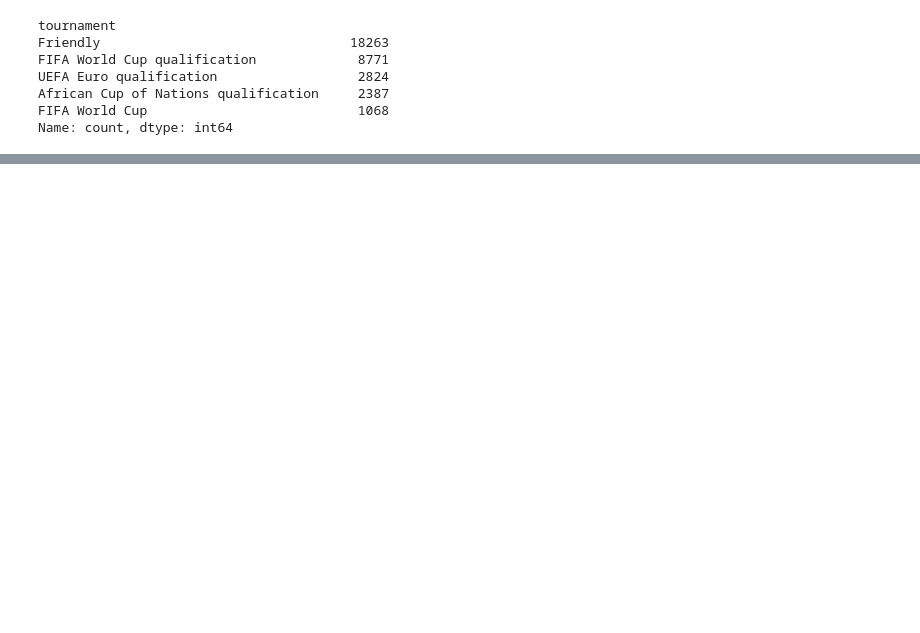
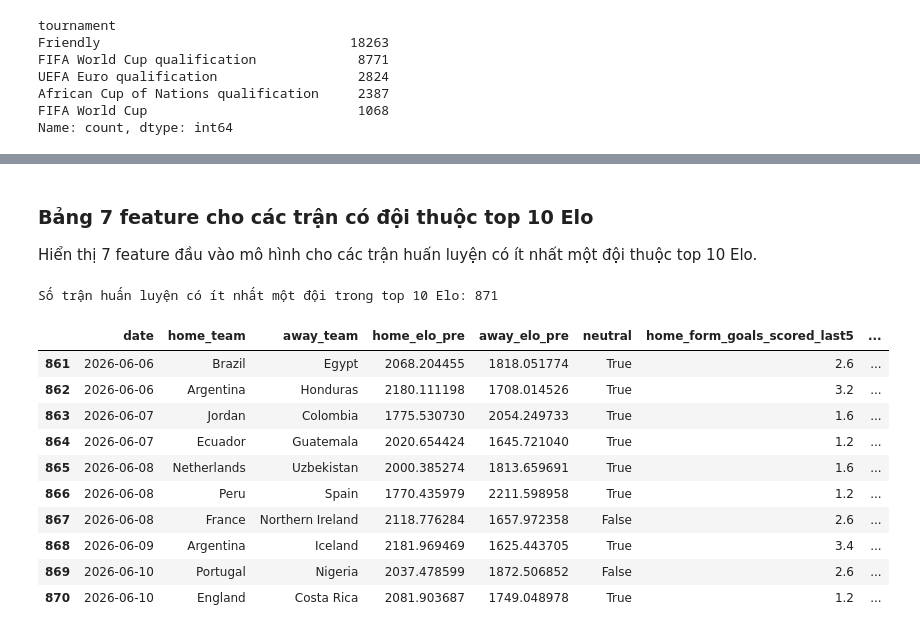
Before and after one commit to Bao3Q/WorldCup2030, a Jupyter notebook: notebooks/wc.ipynb, the cells around one changed output, grey strips where cells are left out. Saved outputs shown, nothing was run; the diff lists cells and outputs as text; code cells hidden in the pictures; blank space fills up the shorter version.

Commit message:
train model

```diff
--- a/notebooks/wc.ipynb
+++ b/notebooks/wc.ipynb
@@ -296,21 +239,0 @@ Tính Elo trước mỗi trận, tạo `home_elo_pre`, `away_elo_pre` và `elo_d
-# %%
-matches_with_elo, current_elos, elo_history = calculate_elo(df_games)
-print(f"Computing Elo over {len(matches_with_elo):,} historical matches from 2018")
-
-df_match_features = pd.DataFrame(matches_with_elo)
-df_match_features = df_match_features[[
-    'date', 'home_team', 'away_team', 'home_score', 'away_score',
-    'tournament', 'city', 'country', 'neutral',
-    'home_elo_pre', 'away_elo_pre', 'elo_diff',
-]]
-print(f"df_match_features shape: {df_match_features.shape}")
-save_csv(df_match_features, 'matches_truoc_wc_2026_elo_features.csv')
-
-df_elo = pd.DataFrame(elo_history, columns=['date', 'team', 'elo_after'])
-df_elo['date'] = pd.to_datetime(df_elo['date'])
-print(f"df_elo shape: {df_elo.shape}")
-
-sorted_elos = sorted(current_elos.items(), key=lambda x: x[1], reverse=True)
-print("\nTop 20 doi tuyen co Elo cao nhat truoc WC 2026:")
-for i, (team, elo) in enumerate(sorted_elos[:20], 1):
-    print(f"{i:2d}. {team:<25}: {elo:.2f}")
@@ -355,0 +493,5 @@ for i, (team, elo) in enumerate(bottom_10, 1):
+# %%
+bottom_10 = sorted_elos[-10:][::-1]
+print("10 đội có Elo thấp nhất ngay trước WC 2026:")
+for i, (team, elo) in enumerate(bottom_10, 1):
+    print(f"{i:2d}. {team:<25}: {elo:.2f}")
@@ -355,0 +510,32 @@ for i, (team, elo) in enumerate(bottom_10, 1):
+# %% [markdown]
+### Bảng 7 feature cho các trận có đội thuộc top 10 Elo
+
+Hiển thị 7 feature đầu vào mô hình cho các trận huấn luyện có ít nhất một đội thuộc top 10 Elo.
+# %%
+top_10_teams = {team for team, _ in sorted_elos[:10]}
+model_feature_columns = [
+    'home_elo_pre', 'away_elo_pre', 'neutral',
+    'home_form_goals_scored_last5', 'home_form_goals_conceded_last5',
+    'away_form_goals_scored_last5', 'away_form_goals_conceded_last5',
+]
+top_10_match_features = df_match_features.loc[
+    df_match_features['home_team'].isin(top_10_teams)
+    | df_match_features['away_team'].isin(top_10_teams),
+    ['date', 'home_team', 'away_team', *model_feature_columns],
+].sort_values('date').reset_index(drop=True)
+
+print(f"Số trận huấn luyện có ít nhất một đội trong top 10 Elo: {len(top_10_match_features):,}")
+display(top_10_match_features.tail(10))
+# %% [output]
+Số trận huấn luyện có ít nhất một đội trong top 10 Elo: 871
+|  | date | home_team | away_team | home_elo_pre | away_elo_pre | neutral | home_form_goals_scored_last5 | ... |
+| 861 | 2026-06-06 | Brazil | Egypt | 2068.204455 | 1818.051774 | True | 2.6 | ... |
+| 862 | 2026-06-06 | Argentina | Honduras | 2180.111198 | 1708.014526 | True | 3.2 | ... |
+| 863 | 2026-06-07 | Jordan | Colombia | 1775.530730 | 2054.249733 | True | 1.6 | ... |
+| 864 | 2026-06-07 | Ecuador | Guatemala | 2020.654424 | 1645.721040 | True | 1.2 | ... |
+| 865 | 2026-06-08 | Netherlands | Uzbekistan | 2000.385274 | 1813.659691 | True | 1.6 | ... |
+| 866 | 2026-06-08 | Peru | Spain | 1770.435979 | 2211.598958 | True | 1.2 | ... |
+| 867 | 2026-06-08 | France | Northern Ireland | 2118.776284 | 1657.972358 | False | 2.6 | ... |
+| 868 | 2026-06-09 | Argentina | Iceland | 2181.969469 | 1625.443705 | True | 3.4 | ... |
+| 869 | 2026-06-10 | Portugal | Nigeria | 2037.478599 | 1872.506852 | False | 2.6 | ... |
+| 870 | 2026-06-10 | England | Costa Rica | 2081.903687 | 1749.048978 | True | 1.2 | ... |
```
Also changed, not shown: parts of 19 cells of this notebook, 9 other files.
